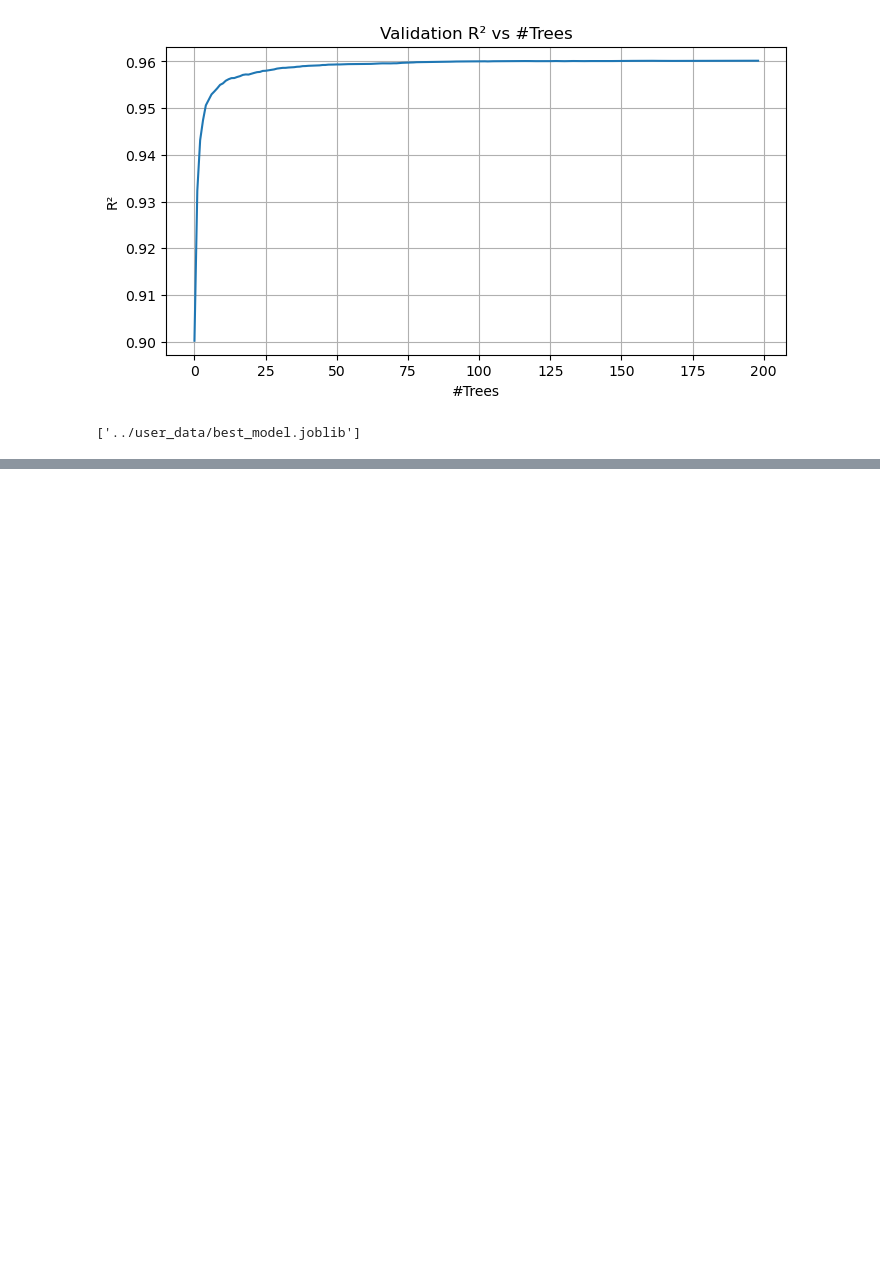
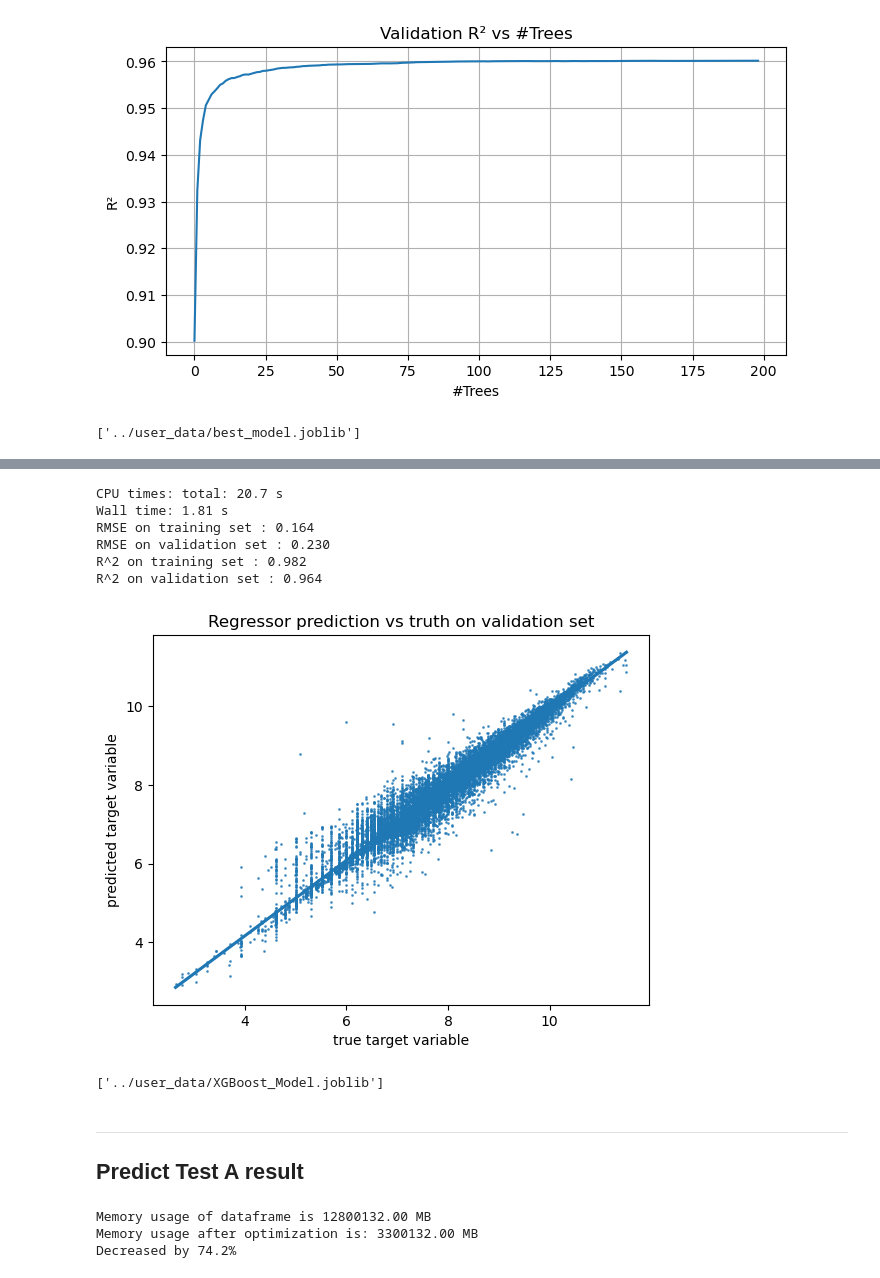
Before and after one commit to liuxinyi15/ML_Second_hand_car_prediction, a Jupyter notebook: model/main.ipynb, the cells around one changed output, grey strips where cells are left out. Saved outputs shown, nothing was run; the diff lists cells and outputs as text; code cells hidden in the pictures; blank space fills up the shorter version.

```diff
--- a/model/main.ipynb
+++ b/model/main.ipynb
@@ -385,0 +455,18 @@ joblib.dump(best_model, '../user_data/best_model.joblib')
+# %%
+%time xgb.fit(X_train, y_train)
+reg_perf(xgb, X_train, X_valid, y_train, y_valid)
+# %% [output]
+CPU times: total: 20.7 s
+Wall time: 1.81 s
+RMSE on training set : 0.164
+RMSE on validation set : 0.230
+R^2 on training set : 0.982
+R^2 on validation set : 0.964
+[figure, added]
+# %%
+joblib.dump(xgb, '../user_data/XGBoost_Model.joblib')
+# %% [output]
+['../user_data/XGBoost_Model.joblib']
+# %% [markdown]
+---
+## Predict Test A result
@@ -385,0 +475,6 @@ joblib.dump(best_model, '../user_data/best_model.joblib')
+# %%
+testA=reduce_mem_usage(testA)
+# %% [output]
+Memory usage of dataframe is 12800132.00 MB
+Memory usage after optimization is: 3300132.00 MB
+Decreased by 74.2%
```
Also changed, not shown: parts of 20 cells of this notebook, 3 other files.
